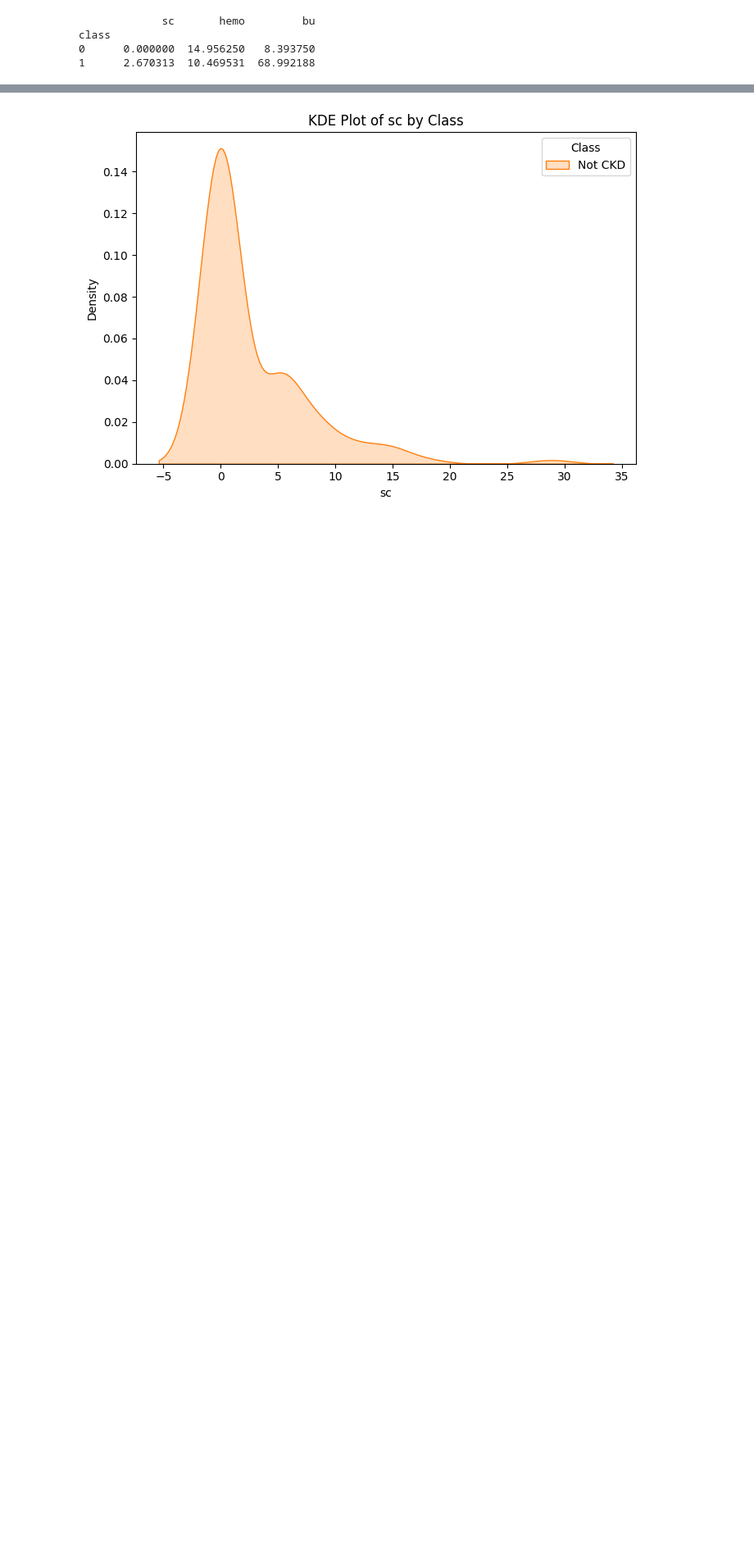
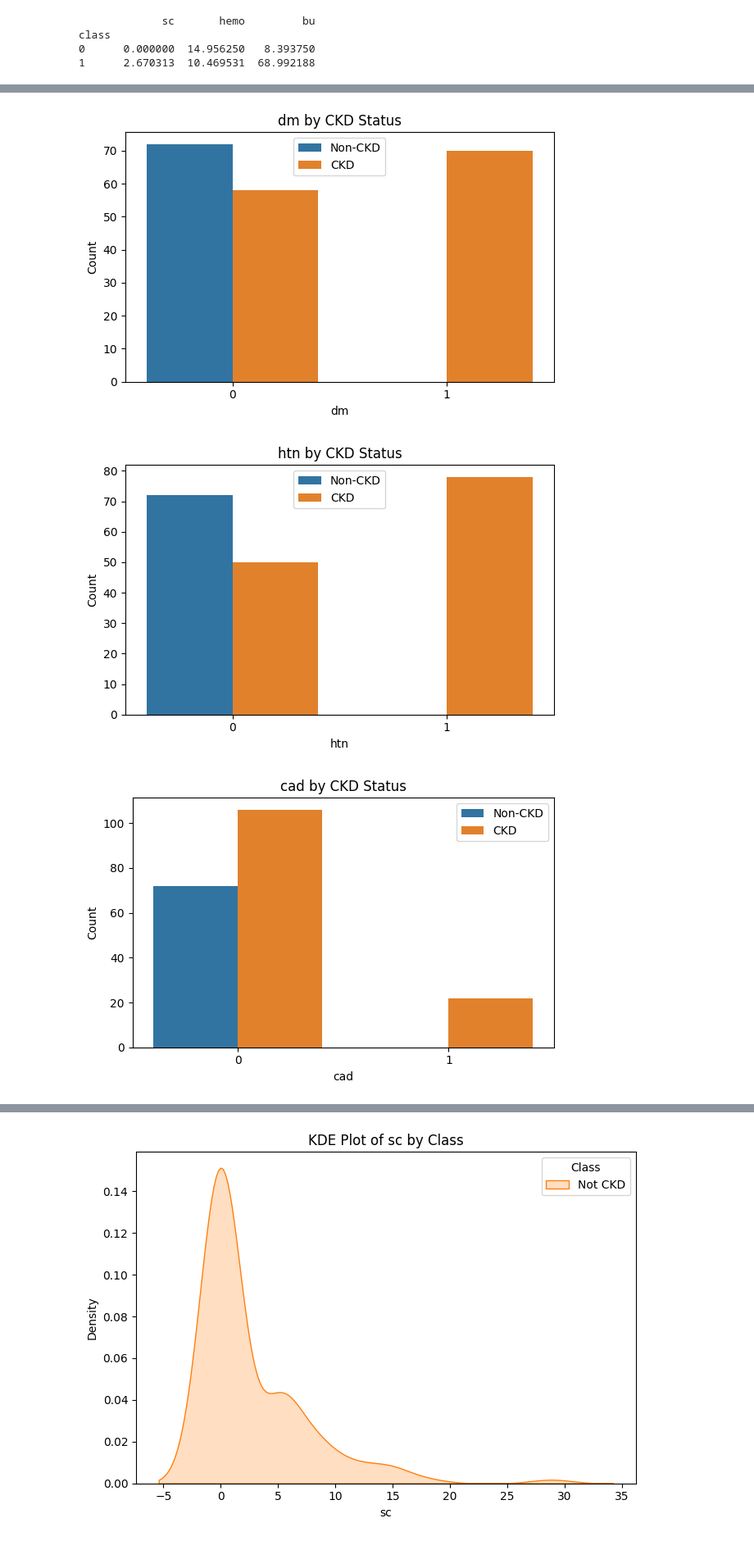
Before and after one commit to ap-vp/DS-2002, a Jupyter notebook: DS3001_project.ipynb, the cells around one changed output, grey strips where cells are left out. Shown: that part at 82% size. Saved outputs shown, nothing was run; the diff lists cells and outputs as text; code cells hidden in the pictures; blank space fills up the shorter version.

```diff
--- a/DS3001_project.ipynb
+++ b/DS3001_project.ipynb
@@ -298,0 +326,17 @@ plt.show()
+# %%
+cat_vars = ['dm','htn','cad','pe','ane','appet']
+cat_vars = [c for c in cat_vars if c in df.columns]
+
+for col in cat_vars:
+    plt.figure(figsize=(6,4))
+    sns.countplot(data=df, x=col, hue='class')
+    plt.title(f'{col} by CKD Status')
+    plt.xlabel(col)
+    plt.ylabel("Count")
+    plt.legend(["Non-CKD", "CKD"])
+    plt.tight_layout()
+    plt.show()
+# %% [output]
+[figure, added]
+[figure, added]
+[figure, added]
```
Also changed, not shown: parts of 40 cells of this notebook.
